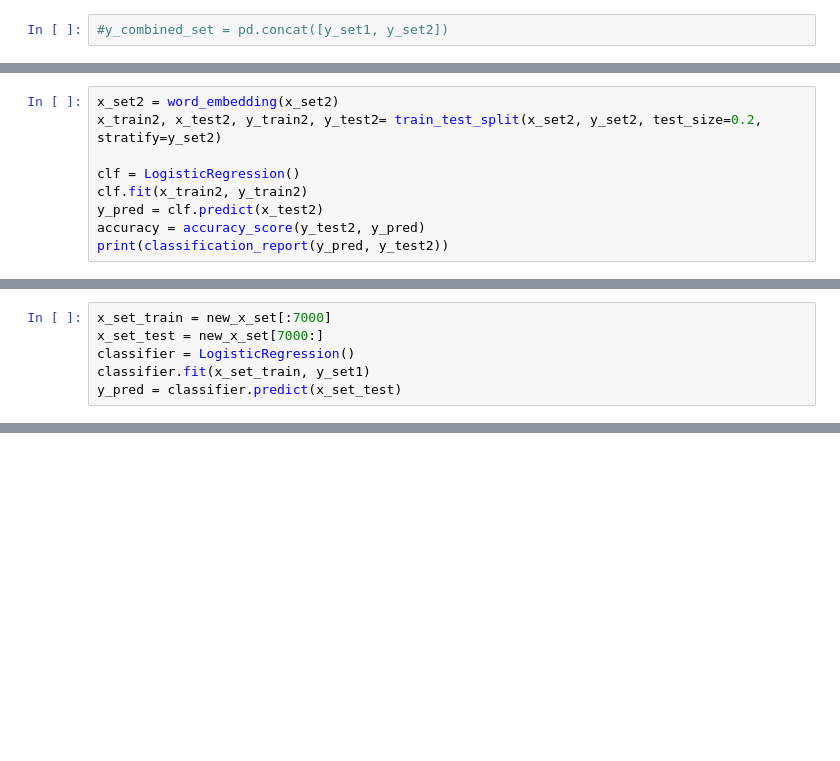
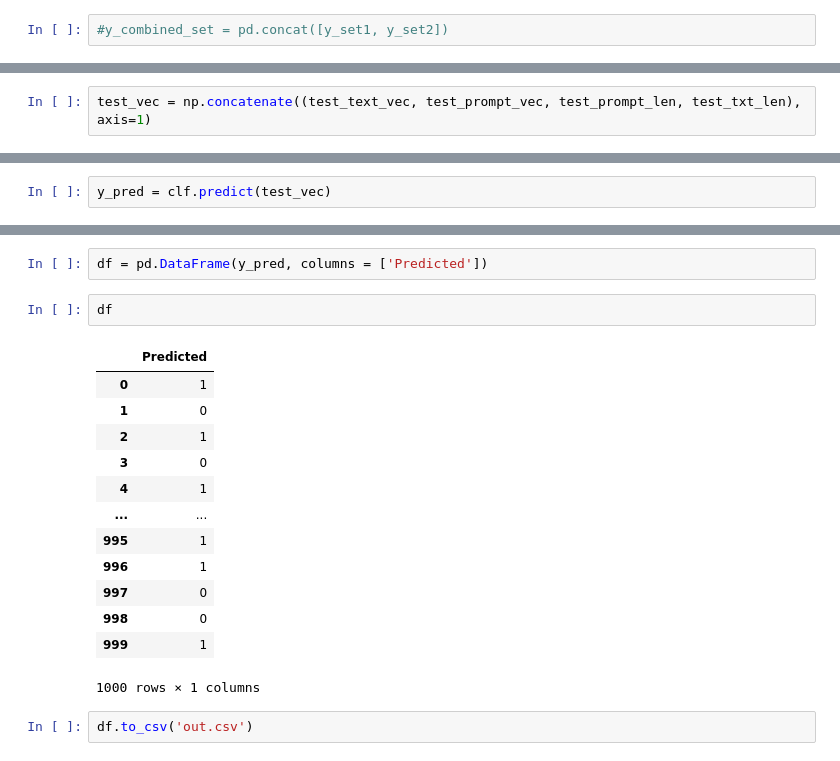
Before and after one commit to HonghaoO/sml-project-1, a Jupyter notebook: word embedding preprocess.ipynb, the cells around one changed output, grey strips where cells are left out. Saved outputs shown, nothing was run; the diff lists cells and outputs as text; blank space fills up the shorter version.

```diff
--- a/word embedding preprocess.ipynb
+++ b/word embedding preprocess.ipynb
@@ -149,0 +223,2 @@ weighted avg       0.56      0.51      0.52       700
+# %%
+test_vec = np.concatenate((test_text_vec, test_prompt_vec, test_prompt_len, test_txt_len), axis=1)
@@ -150,9 +233,2 @@ weighted avg       0.56      0.51      0.52       700
 # %%
-x_set2 = word_embedding(x_set2)
-x_train2, x_test2, y_train2, y_test2= train_test_split(x_set2, y_set2, test_size=0.2, stratify=y_set2)
-
-clf = LogisticRegression()
-clf.fit(x_train2, y_train2)
-y_pred = clf.predict(x_test2)
-accuracy = accuracy_score(y_test2, y_pred)
-print(classification_report(y_pred, y_test2))
+y_pred = clf.predict(test_vec)
@@ -176,6 +234,0 @@ ValueError: all the input arrays must have same number of dimensions, but the ar
-# %%
-x_set_train = new_x_set[:7000]
-x_set_test = new_x_set[7000:]
-classifier = LogisticRegression()
-classifier.fit(x_set_train, y_set1)
-y_pred = classifier.predict(x_set_test)
@@ -199,0 +255,20 @@ test_vec = np.array(test_vec)
+# %%
+df = pd.DataFrame(y_pred, columns = ['Predicted'])
+# %%
+df
+# %% [output]
+|  | Predicted |
+| 0 | 1 |
+| 1 | 0 |
+| 2 | 1 |
+| 3 | 0 |
+| 4 | 1 |
+| ... | ... |
+| 995 | 1 |
+| 996 | 1 |
+| 997 | 0 |
+| 998 | 0 |
+| 999 | 1 |
+1000 rows × 1 columns
+# %%
+df.to_csv('out.csv')
```
Also changed, not shown: parts of 27 cells of this notebook, 1 other file.
